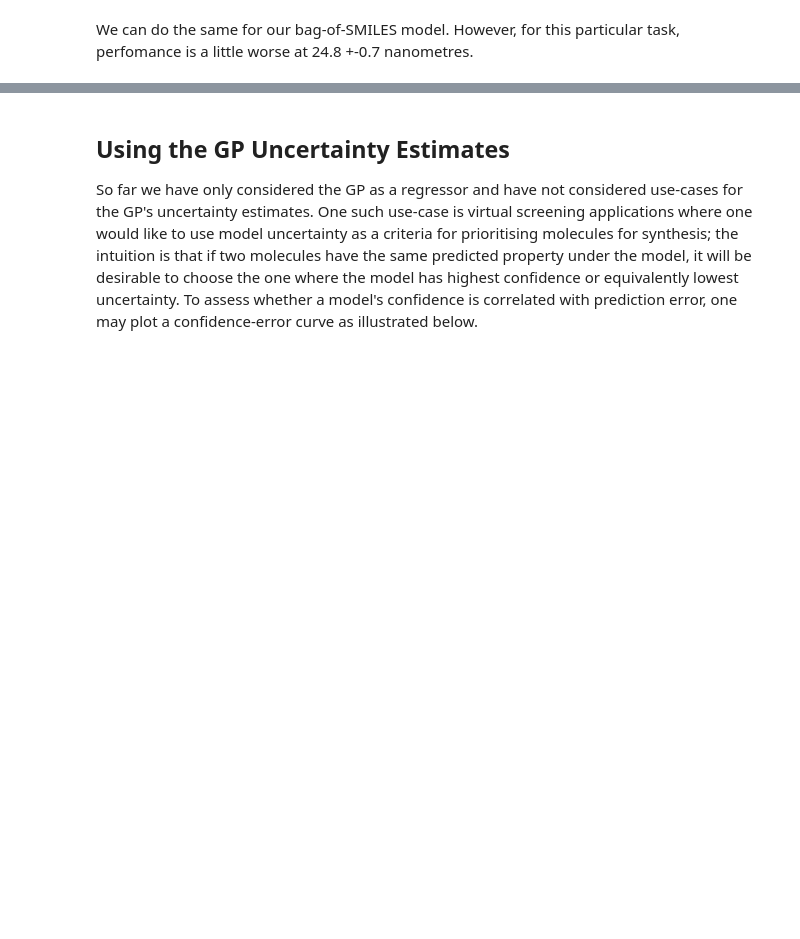
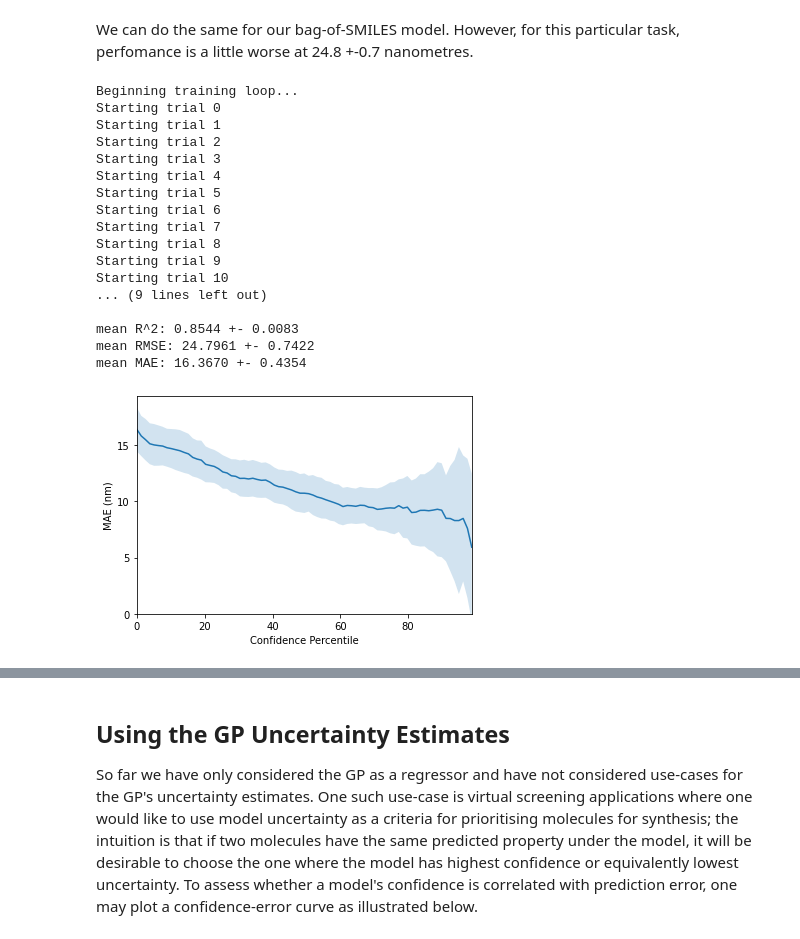
Before and after one commit to leojklarner/gauche, a Jupyter notebook: notebooks/GP Regression on Molecules.ipynb, the cells around one changed output, grey strips where cells are left out. Drawn from its saved outputs; the diff is of its cells as text; code cells hidden in the pictures; blank space fills up the shorter version.

```diff
--- a/notebooks/GP Regression on Molecules.ipynb
+++ b/notebooks/GP Regression on Molecules.ipynb
@@ -230,4 +322,23 @@ evaluate_model(X_fragprints, y)
 # %% [markdown]
 We can do the same for our bag-of-SMILES model. However, for this particular task, perfomance is a little worse at 24.8 +-0.7 nanometres.
 # %%
-evaluate_model(X_boc, y)
+rmse_boc = evaluate_model(X_boc, y)
+# %% [output]
+Beginning training loop...
+Starting trial 0
+Starting trial 1
+Starting trial 2
+Starting trial 3
+Starting trial 4
+Starting trial 5
+Starting trial 6
+Starting trial 7
+Starting trial 8
+Starting trial 9
+Starting trial 10
+... (9 lines left out)
+
+mean R^2: 0.8544 +- 0.0083
+mean RMSE: 24.7961 +- 0.7422
+mean MAE: 16.3670 +- 0.4354
+[figure, added]
```
Also changed, not shown: parts of 12 cells of this notebook.
